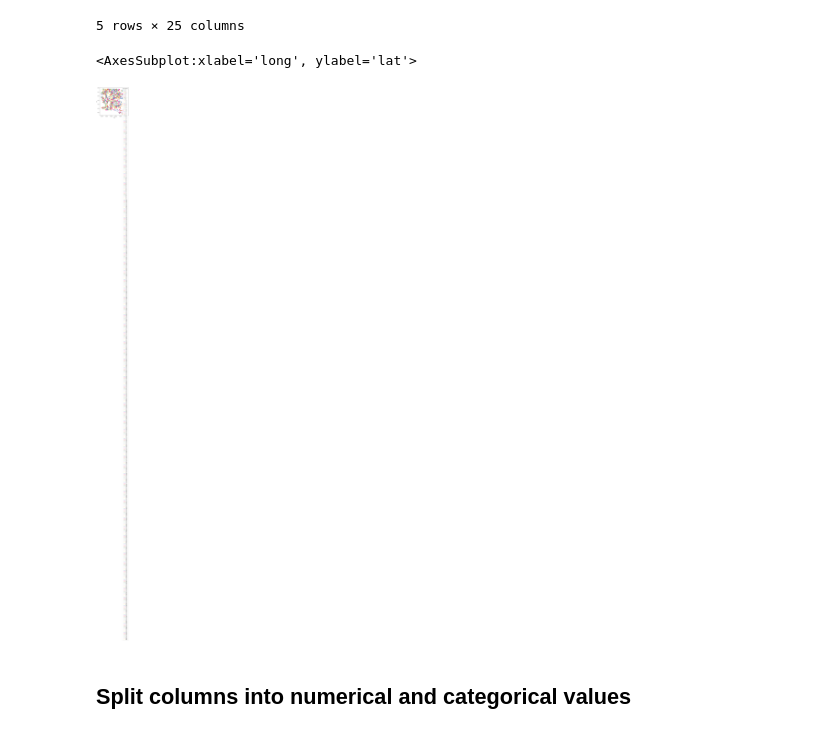
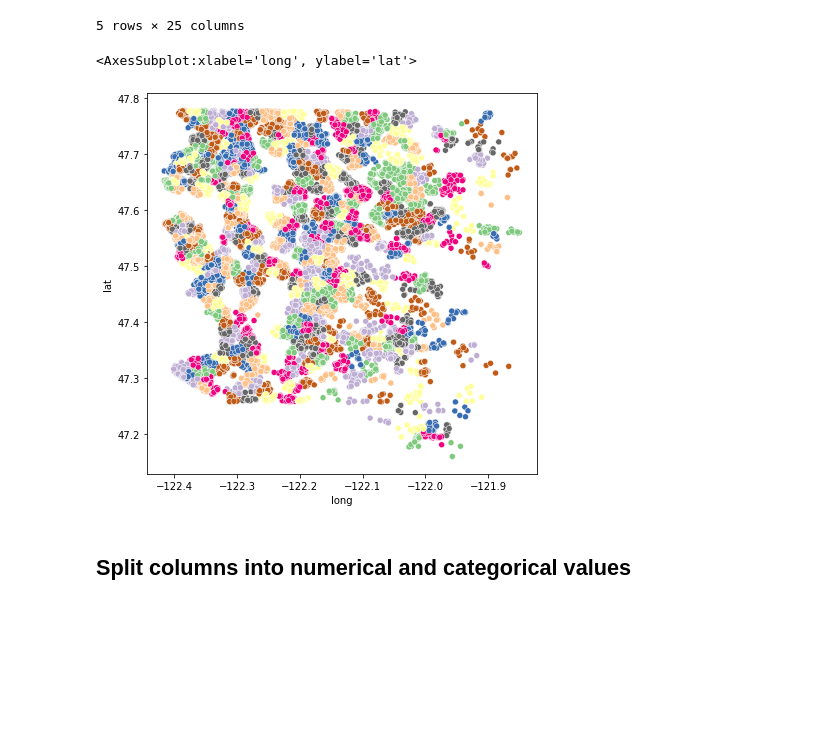
Before and after one commit to zeyadelmahdy/TheDeepDiversProject, a Jupyter notebook: Housing_Data_Analysis_&_ML FINAL.ipynb, the cells around one changed output. Cells and saved outputs as stored; diff of their text form; code cells hidden in the pictures; blank space fills up the shorter version.

```diff
--- a/Housing_Data_Analysis_&_ML FINAL.ipynb
+++ b/Housing_Data_Analysis_&_ML FINAL.ipynb
@@ -183,10 +183,10 @@ df.head()
 # %%
 # Plot clusters
 plt.figure(figsize = (7,7))
-sns.scatterplot(df['long'], df['lat'], df['geo_cluster_k'], palette='Accent')
+sns.scatterplot(df['long'], df['lat'], df['geo_cluster_k'], palette='Accent', legend = False)
 # %% [output]
 <AxesSubplot:xlabel='long', ylabel='lat'>
-[figure, old version]
+[figure, new version]
 # %% [markdown]
 ## Split columns into numerical and categorical values
 # %%
```
Also changed, not shown: parts of 1 cell of this notebook.
